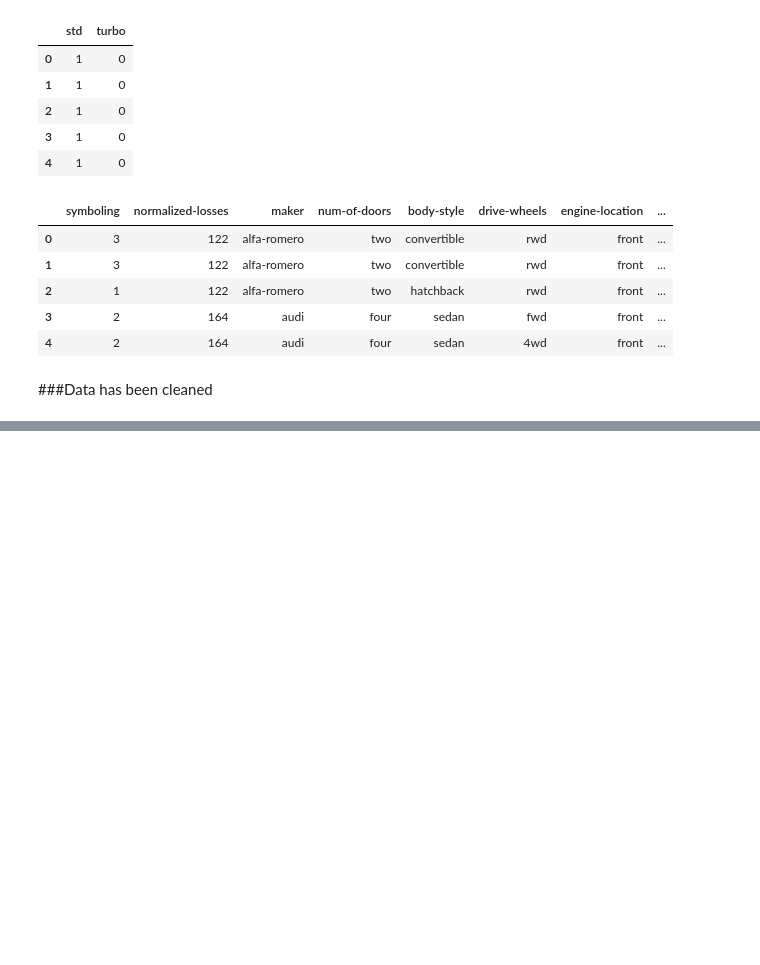
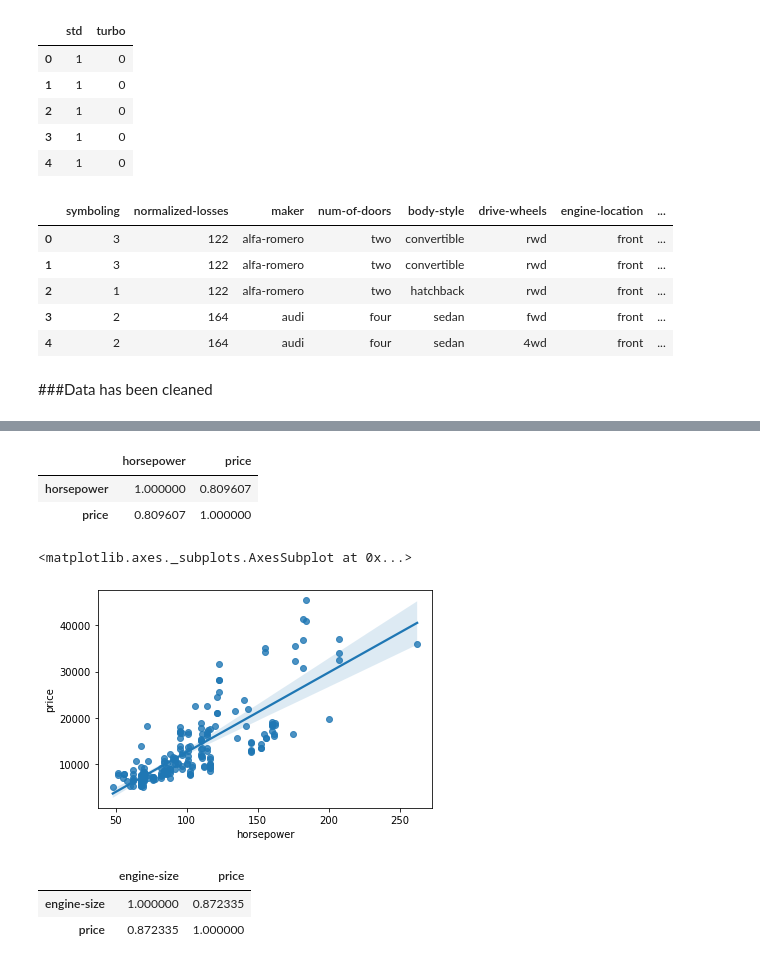
Before and after one commit to Felipe-Bach/Car_Price_Analysis_IBM, a Jupyter notebook: Car_Price_Analysis.ipynb, the cells around one changed output, grey strips where cells are left out. Saved outputs shown, nothing was run; the diff lists cells and outputs as text; code cells hidden in the pictures; blank space fills up the shorter version.

```diff
--- a/Car_Price_Analysis.ipynb
+++ b/Car_Price_Analysis.ipynb
@@ -452,0 +478,17 @@ df.to_csv('clean_df.csv')
+# %%
+df[["horsepower", "price"]].corr()
+# %% [output]
+|  | horsepower | price |
+| horsepower | 1.000000 | 0.809607 |
+| price | 0.809607 | 1.000000 |
+# %%
+sns.regplot(x='horsepower', y='price', data=df)
+# %% [output]
+<matplotlib.axes._subplots.AxesSubplot at 0x...>
+[figure, added]
+# %%
+df[["engine-size", "price"]].corr()
+# %% [output]
+|  | engine-size | price |
+| engine-size | 1.000000 | 0.872335 |
+| price | 0.872335 | 1.000000 |
```
Also changed, not shown: parts of 43 cells of this notebook.
